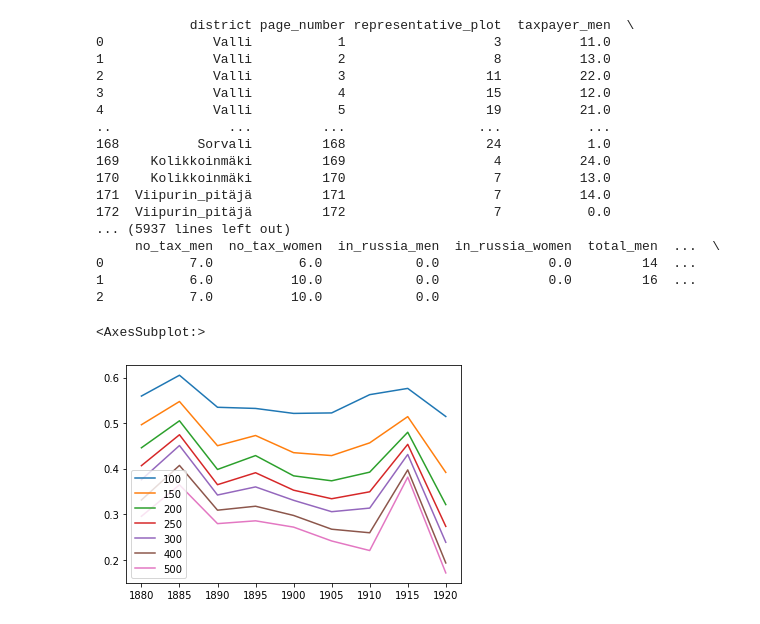
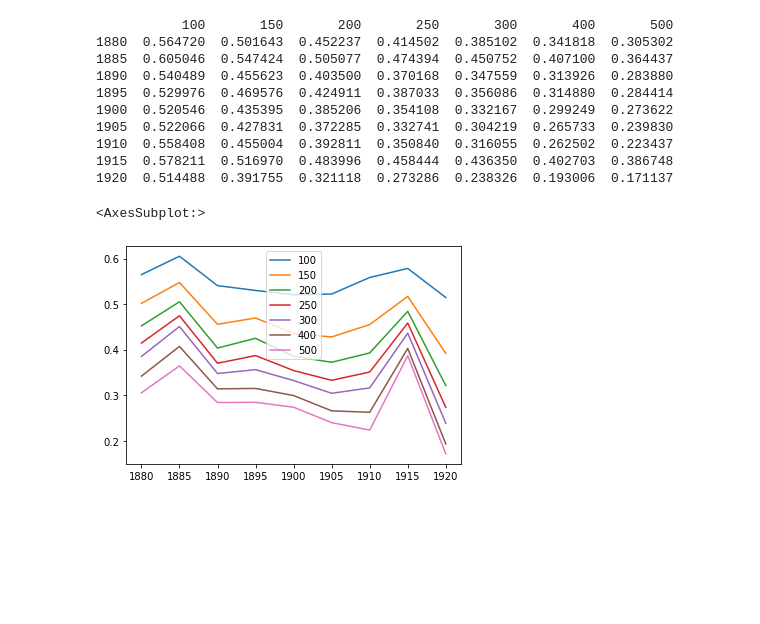
Before and after one commit to AnttiHaerkoenen/spatial_segregation, a Jupyter notebook: notebooks/segregation_change_1880-1920.ipynb, the cells around one changed output. Cells and saved outputs as stored; diff of their text form; code cells hidden in the pictures; blank space fills up the shorter version.

Commit message:
fix drop institutions

```diff
--- a/notebooks/segregation_change_1880-1920.ipynb
+++ b/notebooks/segregation_change_1880-1920.ipynb
@@ -121,7 +121,10 @@ def remove_institutions(
 ):
     institutions = institutions.set_index(['district', 'plot_number'])
     institutions = institutions.loc[institutions.year == year]
-    pop_data = pop_data.drop(index=institutions.index, errors='ignore')
+
+    for idx in institutions.index:
+        pop_data = pop_data.drop(index=idx, errors='ignore')
+
     return pop_data
 
 
@@ -190,7 +193,7 @@ warnings.simplefilter(action='ignore', category=FutureWarning)
 
 district_codes = pd.read_csv(data_dir / 'district_codes_1878.csv')
 district_codes = {k: v for k, v in district_codes.itertuples(index=False)}
-institutions = pd.read_csv(data_dir / 'institutions.csv')
+institutions = pd.read_csv(data_dir / 'institutions.csv', dtype={'district': str, 'plot_number': str})
 
 location_data = gpd.read_file(data_dir / 'raw' / 'plots_1878.shp').to_crs(epsg=3067)
 location_data = split_plots(location_data, target_col='NUMBER')
@@ -212,54 +215,46 @@ for year in range(1880, 1921, 5):
             data_dir / 'interim' / f'pop_by_page_{year}.csv',
             index_col=0,
             dtype={'district': str, 'representative_plot': str, 'page_number': str},
         ).pipe(prepare_pop_data)
-        print(population_data)
-        print(population_data.pipe(remove_institutions, institutions, year))
-
         population_data.rename({'representative_plot': 'plot_number'}, axis=1, inplace=True)
         population_data = population_data.set_index(['district', 'plot_number'], drop=True)
+
+        population_data = population_data.pipe(remove_institutions, institutions, year)
 
         page_location_data = location_data.join(population_data, on=['district', 'plot_number'])
         page_location_data.dropna(axis=0, inplace=True)
 
         S = get_S(
             data=page_location_data,
             bandwidth=bw,
             cell_size=25,
             kernel_function=quartic_kernel,
         )
 
         s_.append(S.statistic)
 
     results[year] = s_
 
 results = pd.DataFrame.from_dict(
     results,
     orient='index',
     columns=bws,
 )
 print(results)
 results.plot()
 # %% [output]
-            district page_number representative_plot  taxpayer_men  \
-0              Valli           1                   3          11.0
-1              Valli           2                   8          13.0
-2              Valli           3                  11          22.0
-3              Valli           4                  15          12.0
-4              Valli           5                  19          21.0
-..               ...         ...                 ...           ...
-168          Sorvali         168                  24           1.0
-169    Kolikkoinmäki         169                   4          24.0
-170    Kolikkoinmäki         170                   7          13.0
-171  Viipurin_pitäjä         171                   7          14.0
-172  Viipurin_pitäjä         172                   7           0.0
-... (5937 lines left out)
-     no_tax_men  no_tax_women  in_russia_men  in_russia_women  total_men  ...  \
-0           7.0           6.0            0.0              0.0         14  ...
-1           6.0          10.0            0.0              0.0         16  ...
-2           7.0          10.0            0.0
+           100       150       200       250       300       400       500
+1880  0.564720  0.501643  0.452237  0.414502  0.385102  0.341818  0.305302
+1885  0.605046  0.547424  0.505077  0.474394  0.450752  0.407100  0.364437
+1890  0.540489  0.455623  0.403500  0.370168  0.347559  0.313926  0.283880
+1895  0.529976  0.469576  0.424911  0.387033  0.356086  0.314880  0.284414
+1900  0.520546  0.435395  0.385206  0.354108  0.332167  0.299249  0.273622
+1905  0.522066  0.427831  0.372285  0.332741  0.304219  0.265733  0.239830
+1910  0.558408  0.455004  0.392811  0.350840  0.316055  0.262502  0.223437
+1915  0.578211  0.516970  0.483996  0.458444  0.436350  0.402703  0.386748
+1920  0.514488  0.391755  0.321118  0.273286  0.238326  0.193006  0.171137
 <AxesSubplot:>
-[figure, old version]
+[figure, new version]
 # %%
 districts_in_city = [
     'Valli',
```
Also changed, not shown: parts of 1 cell of this notebook.
